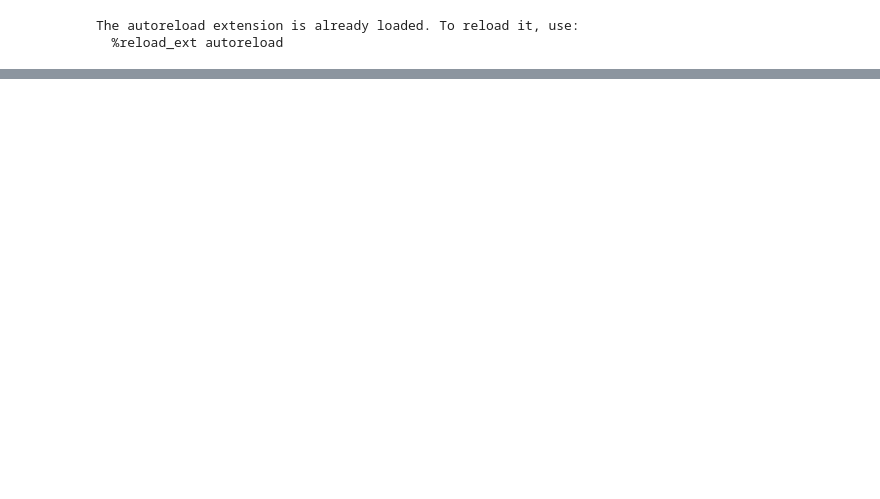
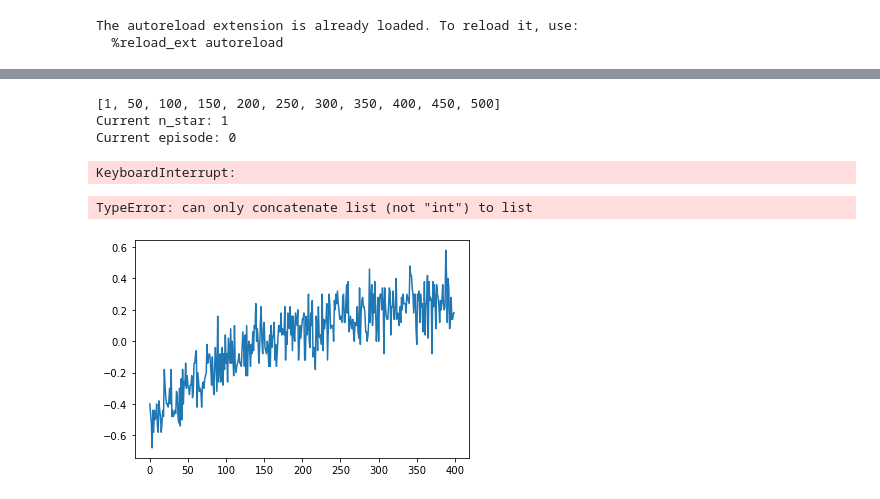
Before and after one commit to nefagi-01/tic_tac_toe_reinforcement_learning, a Jupyter notebook: project.ipynb, the cells around one changed output, grey strips where cells are left out. Cells and saved outputs as stored; diff of their text form; code cells hidden in the pictures; blank space fills up the shorter version.

```diff
--- a/project.ipynb
+++ b/project.ipynb
@@ -57,0 +55,64 @@ Current episode: 8000
+# %%
+n_episodes = 20000
+averaging_steps = 250
+
+env = TictactoeEnv()
+
+n_star_rewards = []
+n_star_list = [int(x) for x in np.linspace(1, n_episodes, 11)]
+print(n_star_list)
+n_star_M_opts = []
+n_star_M_rands = []
+
+
+for n_star in n_star_list:
+    print('Current n_star: %d' % n_star)
+    q_player = VariableEpsilonQPlayer(0.05, 0.99, 0.8, 0.1, n_star)
+
+    turns = np.array(['X','O'])
+    rewards = []
+    M_opts = []
+    M_rands = []
+
+    average_reward = 0.
+
+    for episode in range(n_episodes):
+        if episode % 5000 == 0:
+            print('Current episode: %d' % episode)
+
+
+        # Update players
+        q_player.update_epsilon(episode)
+        other_player = OptimalPlayer(epsilon=0.5, player=turns[1])
+
+        # Play game
+        reward = play_game(env, q_player, other_player, turns, testing=False)
+        average_reward += reward
+
+        if episode % averaging_steps == averaging_steps - 1:
+            average_reward /= averaging_steps
+            rewards.append(average_reward)
+            average_reward = 0.
+
+            # Compute M_opt and M_rand
+            M_opt, M_rand = compute_measures(env, q_player)
+            M_opts.append(M_opt)
+            M_rands.append(M_rand)
+
+        # Change first player
+        turns = turns[::-1]
+
+
+
+
+    n_star_rewards.append(rewards)
+# %% [output]
+[1, 50, 100, 150, 200, 250, 300, 350, 400, 450, 500]
+Current n_star: 1
+Current episode: 0
+KeyboardInterrupt:
+# %%
+plt.plot(rewards)
+# %% [output]
+TypeError: can only concatenate list (not "int") to list
+[figure, added]
```
Also changed, not shown: parts of 5 cells of this notebook, 1 other file.
